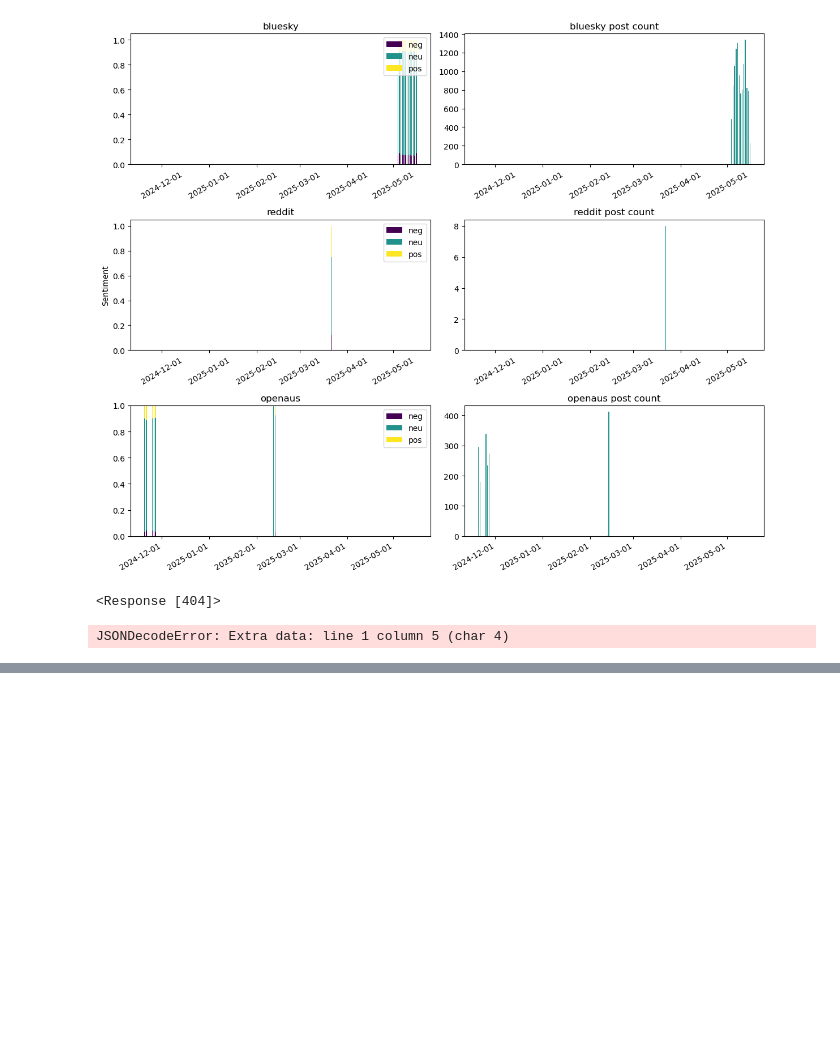
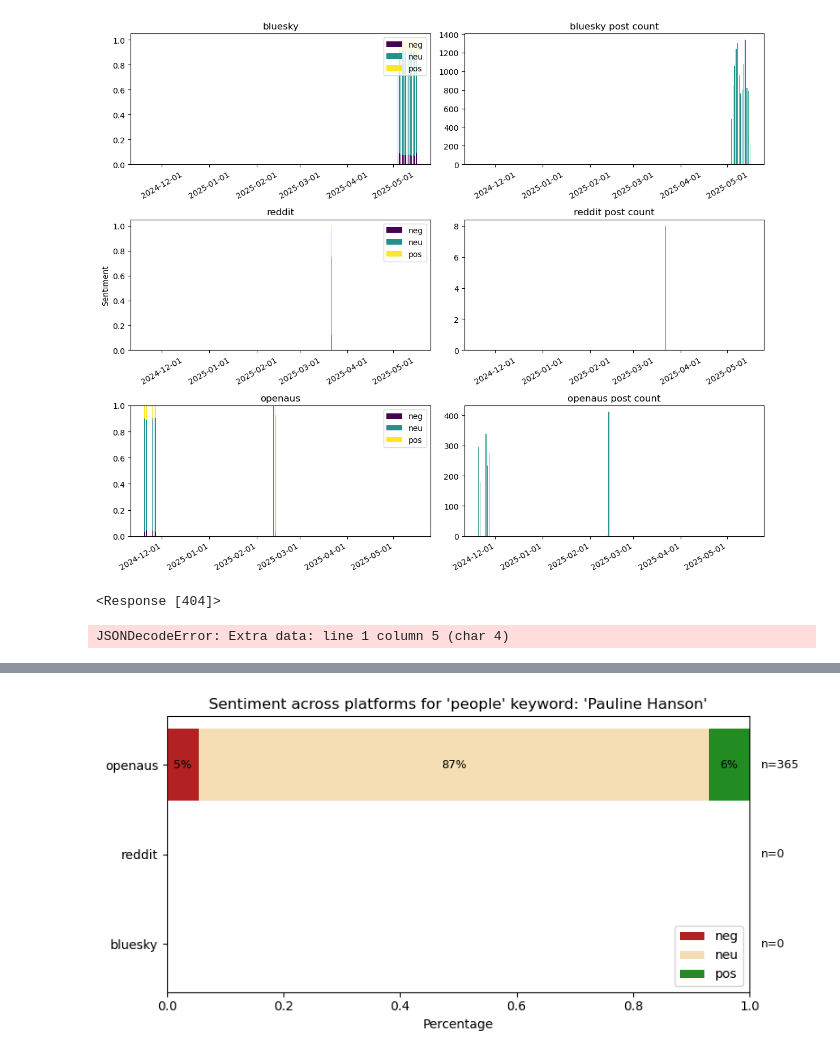
Before and after one commit to I-ueRya-n/CLOUD-NATIVE-REAL-TIME-BIG-DATA-PIPELINE-ANALYTICS, a Jupyter notebook: examples/sample.ipynb, the cells around one changed output, grey strips where cells are left out. Saved outputs shown, nothing was run; the diff lists cells and outputs as text; code cells hidden in the pictures; blank space fills up the shorter version.

Commit message:
added fission function and route for the sentiment averager, and then added a graph of it to the sample notebook! yay!

```diff
--- a/examples/sample.ipynb
+++ b/examples/sample.ipynb
@@ -129,0 +133,80 @@ for s in ["bluesky"]:
+# %%
+
+def plot_sentiment_across_platforms(fission_url, keyword_list, keyword_type, results=None):
+    """
+    Gets the averaged sentiments by keyword from the sentiment-averager Fission function
+    and plots sentiment for each keyword across platforms (reddit, bluesky, openaus).
+    and displays the results in a nice little horizontal stacked bar chart. yay!
+    """
+    if results is None:
+      # allows testing without having to calculate every tiem yay!
+      url = f"{fission_url}/ui/sentiment-averager/type/{keyword_type}"
+      headers = {"X-Fission-Params-type": keyword_type}
+      data = {"keywords": keyword_list}
+      response = requests.post(url, headers=headers, json=data, timeout=120)
+      if response.status_code != 200:
+          print("Error:", response.text)
+          return
+
+      results = response.json()
+
+    platforms = ["bluesky", "reddit", "openaus"]
+    # ignore compound
+    sentiment_keys = ["neg", "neu", "pos"] # "compound"]
+    # i really love the python colors theyre so funny to me
+    colors = ["firebrick", "wheat", "forestgreen"]
+
+    for keyword in keyword_list:
+        # format data
+        sentiment_data = []
+        counts = []
+        for platform in platforms:
+            platform_data = results.get(platform, {}).get(keyword, {})
+            sentiment = platform_data.get("sentiment", None)
+            count = platform_data.get("count", 0)
+            if sentiment:
+                sentiment_data.append([sentiment.get(k, 0) for k in sentiment_keys])
+            else:
+                sentiment_data.append([0, 0, 0])
+            counts.append(count)
+
+        sentiment_data = np.array(sentiment_data)
+
+        # stacked bar chart!
+        y = np.arange(len(platforms))
+        fig, ax = plt.subplots(figsize=(8, 4))
+        left = np.zeros(len(platforms))
+        for i, sentiment_key in enumerate(sentiment_keys):
+            ax.barh(y, sentiment_data[:, i], color=colors[i], label=sentiment_key, left=left)
+            left += sentiment_data[:, i]
+
+        ax.set_yticks(y)
+        ax.set_yticklabels(platforms)
+        ax.set_xlabel("Percentage")
+        ax.set_xlim(0, 1)
+        ax.set_title(f"Sentiment across platforms for '{keyword_type}' keyword: '{keyword}'")
+        ax.legend(loc="lower right")
+
+        # percentage labels and counts
+        for i in range(len(platforms)):
+            xpos = 0
+            for j in range(len(sentiment_keys)):
+                width = sentiment_data[i, j]
+                # only if theres data
+                if width > 0:
+                    ax.text(xpos + width/2, i, f"{int(width*100)}%", va='center', ha='center', color="black", fontsize=9)
+                xpos += width
+            ax.text(1.02, i, f"n={counts[i]}", va='center', ha='left', fontsize=9)
+
+        plt.tight_layout()
+        plt.show()
+    return results
+
+results = plot_sentiment_across_platforms(
+    fission_url=fission,
+    keyword_list=["Pauline Hanson", "Anthony Albanese"],
+    keyword_type="people",
+    results=results
+)
+# %% [output]
+[figure, added]
```
Also changed, not shown: parts of 2 cells of this notebook, 4 other files.
